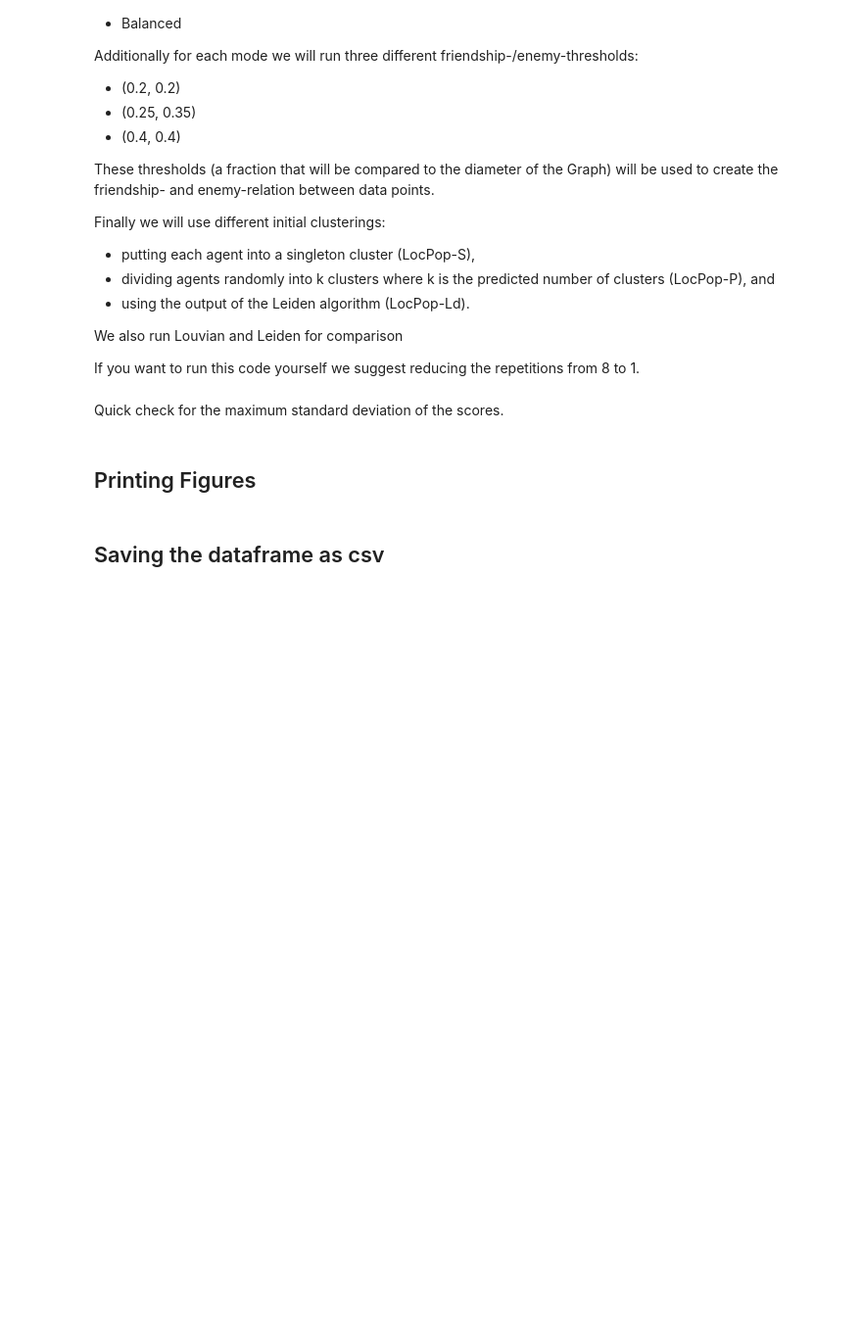
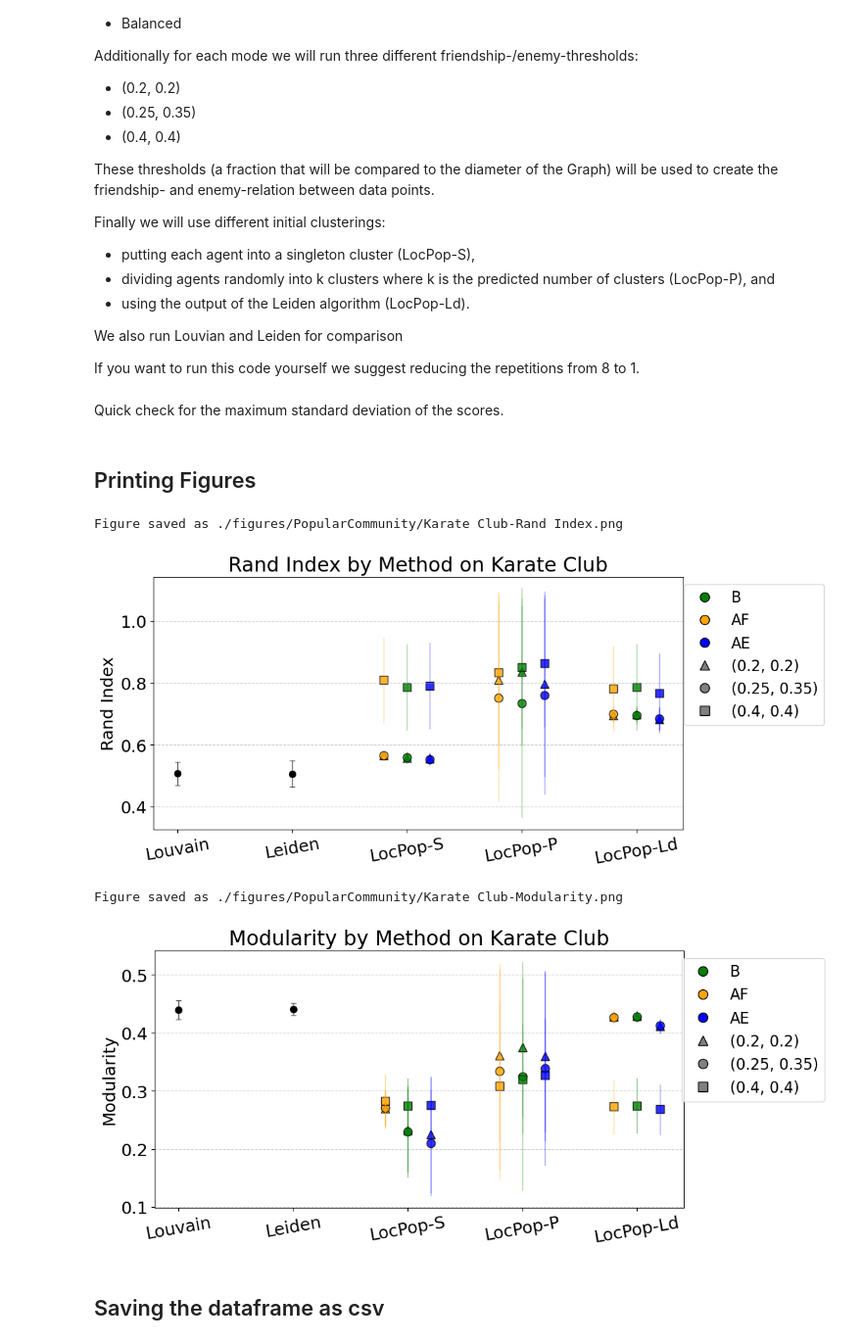
Before and after one commit to tr1gergo/local-popular, a Jupyter notebook: BenchmarkCommunityDetection.ipynb, the cells around one changed output. Shown: that part at 98% size. Saved outputs shown, nothing was run; the diff lists cells and outputs as text; code cells hidden in the pictures; blank space fills up the shorter version.

```diff
--- a/BenchmarkCommunityDetection.ipynb
+++ b/BenchmarkCommunityDetection.ipynb
@@ -92,15 +92,22 @@ labels = [(0.2,0.2),(0.25,0.35), (0.4,0.4)]
 
 for treshold in labels:
     collected_data = {}
-    for repetitions in range(8):
+    for repetitions in range(5):
         f = treshold[0]   #f-bound
         e = treshold[1]
 
 
-        graphs = [karate_graph,cora_graph,jazz_graph,erdos_renyi_graph]
+        #graphs = [karate_graph,cora_graph,jazz_graph,erdos_renyi_graph]
+
         expected_clusters = [2,7,None,25]
-        graph_names = [ 'Karate Club','Cora', 'Jazz','Random-25']
-        graph_truths =  [karate_truth,cora_truth,jazz_truth,erdos_renyi_truth]
+
+        #graph_names = [ 'Karate Club','Cora', 'Jazz','Random-25']
+        #graph_truths =  [karate_truth,cora_truth,jazz_truth,erdos_renyi_truth]
+
+        graphs = [cora_graph]
+
+        graph_names = [ 'Cora']
+        graph_truths =  [cora_truth]
 
 
 
@@ -241,15 +248,21 @@ print(max_stds)
 # %%
 
 score_cols = ['Rand Index', 'Modularity']
 
 labels = [(0.2,0.2), (0.25,0.35),(0.4,0.4)]
 # Then call your plotting
-for Dataset in [ 'Karate Club','Cora', 'Jazz','Random-25']:
+for Dataset in['Karate Club']:
+#for Dataset in [ 'Karate Club','Cora', 'Random-25', 'Jazz']:
     for score in score_cols:
         PlotHelperFunctions.plot_and_save_community(
             dfs, labels, Dataset, score, mode = "LP",
             save_path=f'./figures/PopularCommunity/{Dataset}-{score}.png'
         )
+# %% [output]
+Figure saved as ./figures/PopularCommunity/Karate Club-Rand Index.png
+[figure, added]
+Figure saved as ./figures/PopularCommunity/Karate Club-Modularity.png
+[figure, added]
 # %%
 import ast
 import numpy as np
```
Also changed, not shown: 3 other files.
